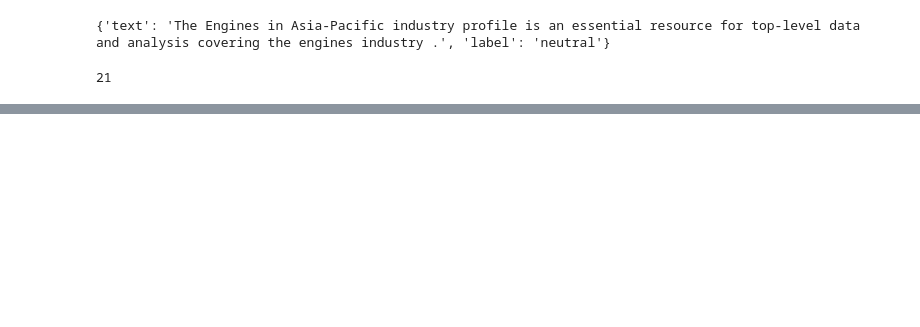
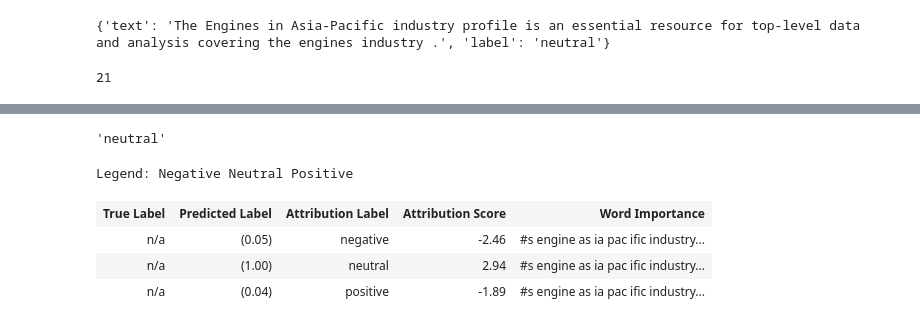
Before and after one commit to Gabriele-Sormani/BusinessIntelligenceProject, a Jupyter notebook: project_BusinessIntelligence.ipynb, the cells around one changed output, grey strips where cells are left out. Cells and saved outputs as stored; diff of their text form; code cells hidden in the pictures; blank space fills up the shorter version.

Commit message:
Add transformer explainer

```diff
--- a/project_BusinessIntelligence.ipynb
+++ b/project_BusinessIntelligence.ipynb
@@ -791,0 +823,18 @@ text_result_query
+# %%
+tokenizer = AutoTokenizer.from_pretrained("mrm8488/distilroberta-finetuned-financial-news-sentiment-analysis")
+model = AutoModelForSequenceClassification.from_pretrained("mrm8488/distilroberta-finetuned-financial-news-sentiment-analysis")
+
+multiclass_explainer = MultiLabelClassificationExplainer(model=model, tokenizer=tokenizer)
+# %%
+word_attributions = multiclass_explainer(text=cleaned_text_result_query[0])
+multiclass_explainer.predicted_class_name
+# %% [output]
+'neutral'
+# %%
+html = multiclass_explainer.visualize()
+# %% [output]
+Legend: Negative Neutral Positive
+| True Label | Predicted Label | Attribution Label | Attribution Score | Word Importance |
+| n/a | (0.05) | negative | -2.46 | #s engine as ia pac ific industry... |
+| n/a | (1.00) | neutral | 2.94 | #s engine as ia pac ific industry... |
+| n/a | (0.04) | positive | -1.89 | #s engine as ia pac ific industry... |
```
Also changed, not shown: parts of 17 cells of this notebook.
